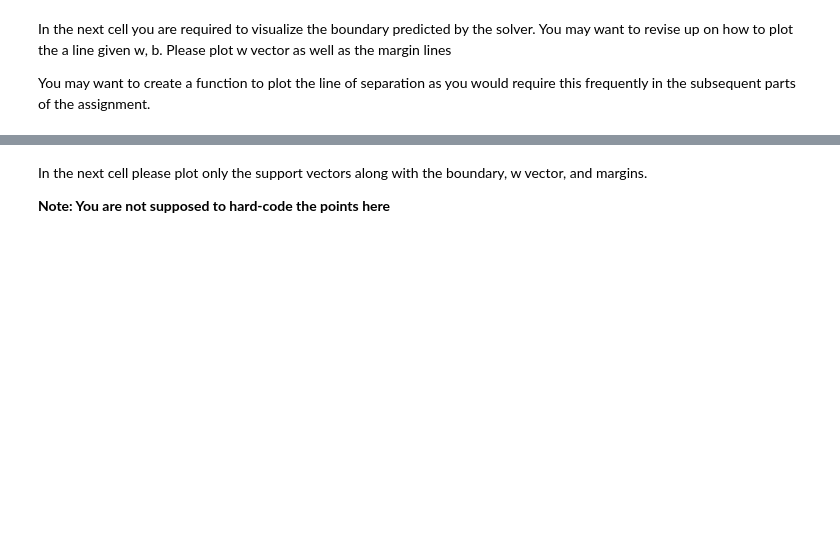
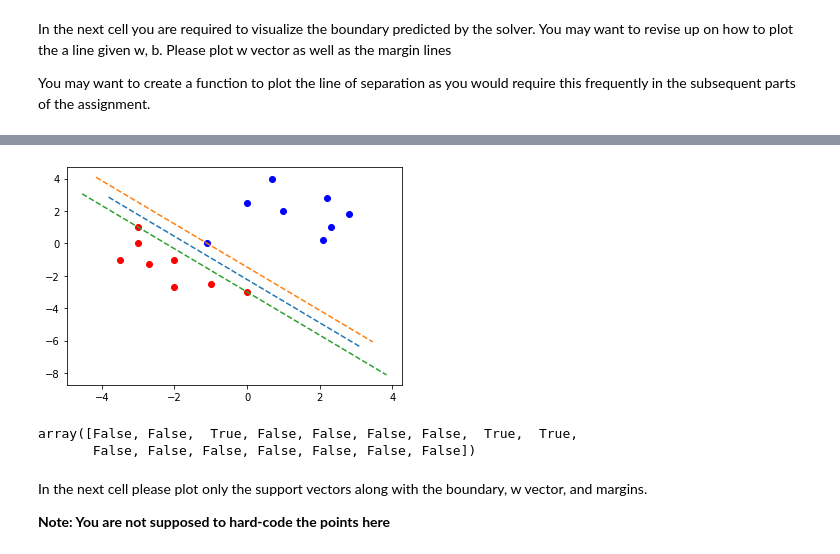
Before and after one commit to kanishk779/SMAI-2, a Jupyter notebook: question4.ipynb, the cells around one changed output, grey strips where cells are left out. Drawn from its saved outputs; the diff is of its cells as text; code cells hidden in the pictures; blank space fills up the shorter version.

```diff
--- a/question4.ipynb
+++ b/question4.ipynb
@@ -68,3 +98,17 @@ You may want to create a function to plot the line of separation as you would re
+# %%
+plot_points(X, y)
+abline(-w.value[0]/w.value[1], -b.value/w.value[1])
+abline(-w.value[0]/w.value[1], -(b.value+1)/w.value[1])
+abline(-w.value[0]/w.value[1], -(b.value-1)/w.value[1])
+plt.show()
+# %% [output]
+[figure, added]
+# %%
+support_vectors = ((X@w.value + b.value > 1.0 - 1e-9) & (X@w.value + b.value < 1.0 + 1e-9)) | ((X@w.value + b.value > -1.0 - 1e-9) & (X@w.value + b.value < -1.0 + 1e-9))
+support_vectors
+# %% [output]
+array([False, False,  True, False, False, False, False,  True,  True,
+       False, False, False, False, False, False, False])
 # %% [markdown]
 In the next cell please plot only the support vectors along with the boundary, w vector, and margins.
 
```
Also changed, not shown: parts of 34 cells of this notebook, 2 other files.
